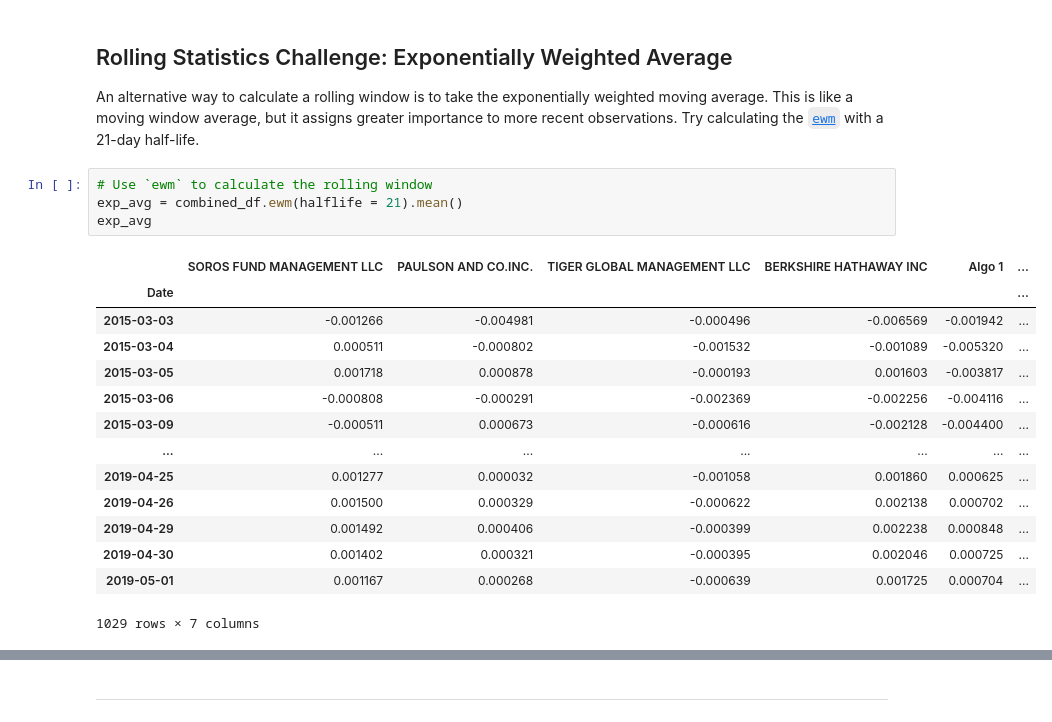
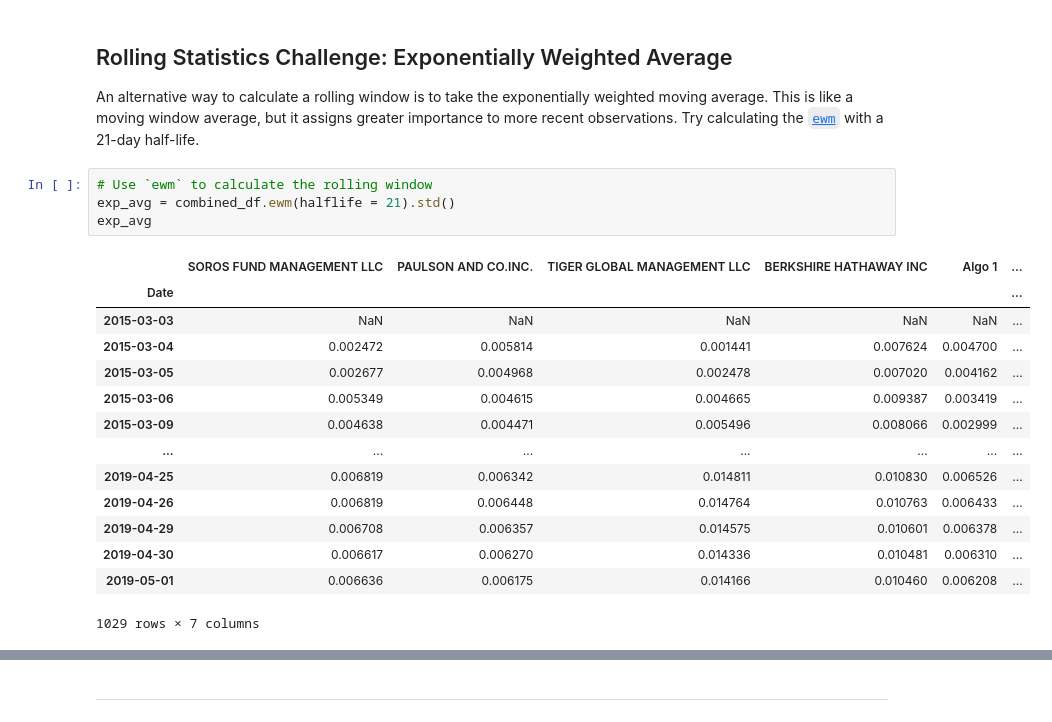
Before and after one commit to emo-hs/homework, a Jupyter notebook: assignment_3&4/whale_analysis/whale_analysis.ipynb, the cells around one changed output, grey strips where cells are left out. Cells and saved outputs as stored; diff of their text form.

```diff
--- a/assignment_3&4/Starter_Code/whale_analysis 2.ipynb
+++ b/assignment_3&4/whale_analysis/whale_analysis.ipynb
@@ -324,22 +324,22 @@ tiger_beta.plot(figsize=(20,10), title='Rolling 60-Day Beta of TIGER')
 An alternative way to calculate a rolling window is to take the exponentially weighted moving average. This is like a moving window average, but it assigns greater importance to more recent observations. Try calculating the [`ewm`](https://pandas.pydata.org/pandas-docs/stable/reference/api/pandas.DataFrame.ewm.html) with a 21-day half-life.
 # %%
 # Use `ewm` to calculate the rolling window
-exp_avg = combined_df.ewm(halflife = 21).mean()
+exp_avg = combined_df.ewm(halflife = 21).std()
 exp_avg
 # %% [output]
 |  | SOROS FUND MANAGEMENT LLC | PAULSON AND CO.INC. | TIGER GLOBAL MANAGEMENT LLC | BERKSHIRE HATHAWAY INC | Algo 1 | ... |
 | Date |  |  |  |  |  | ... |
-| 2015-03-03 | -0.001266 | -0.004981 | -0.000496 | -0.006569 | -0.001942 | ... |
-| 2015-03-04 | 0.000511 | -0.000802 | -0.001532 | -0.001089 | -0.005320 | ... |
-| 2015-03-05 | 0.001718 | 0.000878 | -0.000193 | 0.001603 | -0.003817 | ... |
-| 2015-03-06 | -0.000808 | -0.000291 | -0.002369 | -0.002256 | -0.004116 | ... |
-| 2015-03-09 | -0.000511 | 0.000673 | -0.000616 | -0.002128 | -0.004400 | ... |
+| 2015-03-03 | NaN | NaN | NaN | NaN | NaN | ... |
+| 2015-03-04 | 0.002472 | 0.005814 | 0.001441 | 0.007624 | 0.004700 | ... |
+| 2015-03-05 | 0.002677 | 0.004968 | 0.002478 | 0.007020 | 0.004162 | ... |
+| 2015-03-06 | 0.005349 | 0.004615 | 0.004665 | 0.009387 | 0.003419 | ... |
+| 2015-03-09 | 0.004638 | 0.004471 | 0.005496 | 0.008066 | 0.002999 | ... |
 | ... | ... | ... | ... | ... | ... | ... |
-| 2019-04-25 | 0.001277 | 0.000032 | -0.001058 | 0.001860 | 0.000625 | ... |
-| 2019-04-26 | 0.001500 | 0.000329 | -0.000622 | 0.002138 | 0.000702 | ... |
-| 2019-04-29 | 0.001492 | 0.000406 | -0.000399 | 0.002238 | 0.000848 | ... |
-| 2019-04-30 | 0.001402 | 0.000321 | -0.000395 | 0.002046 | 0.000725 | ... |
-| 2019-05-01 | 0.001167 | 0.000268 | -0.000639 | 0.001725 | 0.000704 | ... |
+| 2019-04-25 | 0.006819 | 0.006342 | 0.014811 | 0.010830 | 0.006526 | ... |
+| 2019-04-26 | 0.006819 | 0.006448 | 0.014764 | 0.010763 | 0.006433 | ... |
+| 2019-04-29 | 0.006708 | 0.006357 | 0.014575 | 0.010601 | 0.006378 | ... |
+| 2019-04-30 | 0.006617 | 0.006270 | 0.014336 | 0.010481 | 0.006310 | ... |
+| 2019-05-01 | 0.006636 | 0.006175 | 0.014166 | 0.010460 | 0.006208 | ... |
 1029 rows × 7 columns
 # %%
 exp_avg.plot(figsize=(20,10))
```
Also changed, not shown: parts of 2 cells of this notebook, 8 other files.
